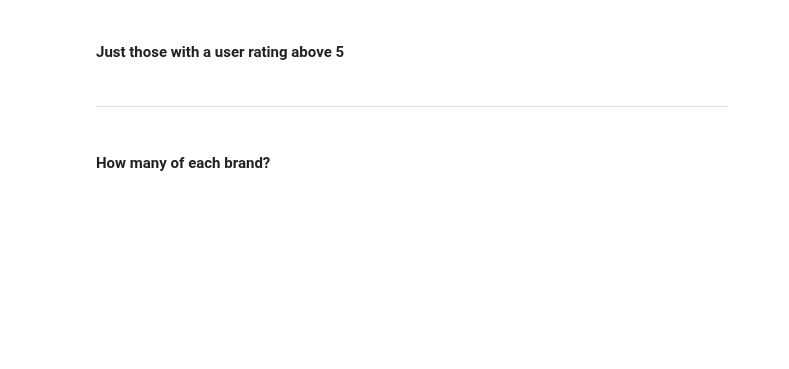
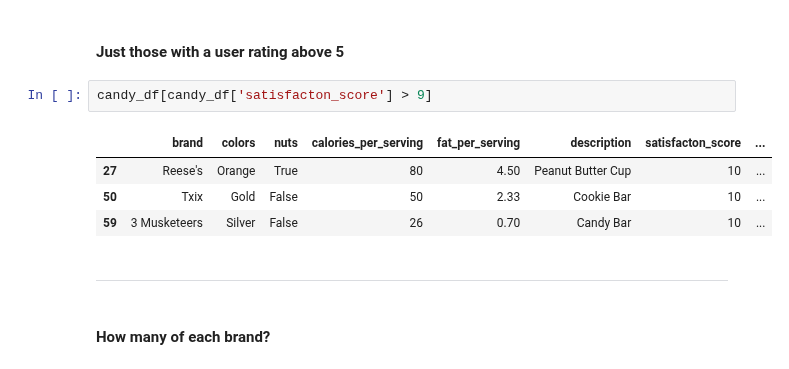
Before and after one commit to stiles/usc, a Jupyter notebook: students/shreyaag/notebooks/06_groupby_candy_demo.ipynb, the cells around one changed output. Drawn from its saved outputs; the diff is of its cells as text; blank space fills up the shorter version.

```diff
--- a/students/shreyaag/notebooks/06_groupby_candy_demo.ipynb
+++ b/students/shreyaag/notebooks/06_groupby_candy_demo.ipynb
@@ -27,5 +82,12 @@ jCp9d8llRsUNs8BB9hM6Ze4IZ25AC9fRe/pub?gid=0&single=true&output=csv"
 # %% [markdown]
 #### Just those with a user rating above 5
+# %%
+candy_df[candy_df['satisfacton_score'] > 9]
+# %% [output]
+|  | brand | colors | nuts | calories_per_serving | fat_per_serving | description | satisfacton_score | ... |
+| 27 | Reese's | Orange | True | 80 | 4.50 | Peanut Butter Cup | 10 | ... |
+| 50 | Txix | Gold | False | 50 | 2.33 | Cookie Bar | 10 | ... |
+| 59 | 3 Musketeers | Silver | False | 26 | 0.70 | Candy Bar | 10 | ... |
 # %% [markdown]
 ---
 # %% [markdown]
```
Also changed, not shown: parts of 14 cells of this notebook.
